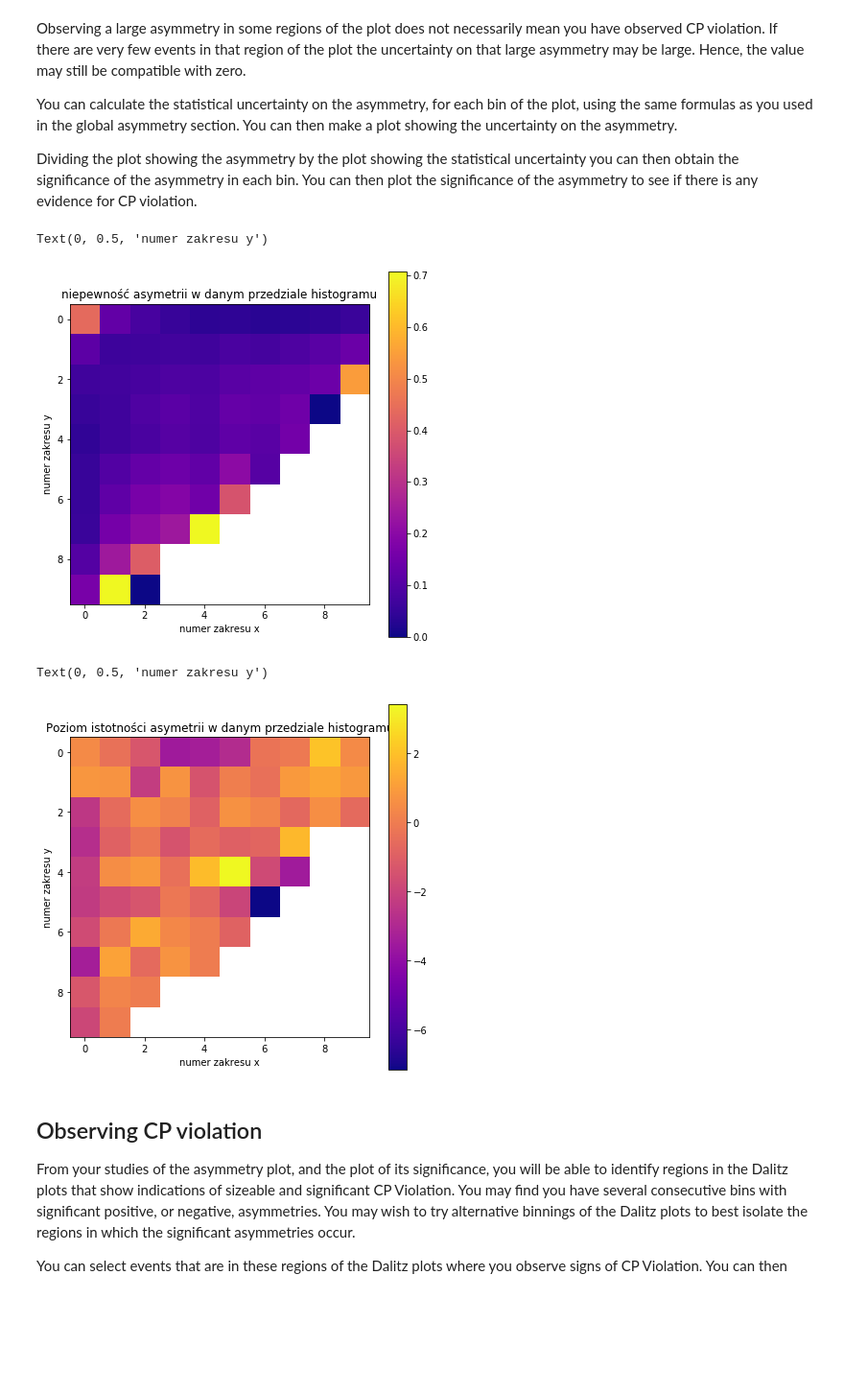
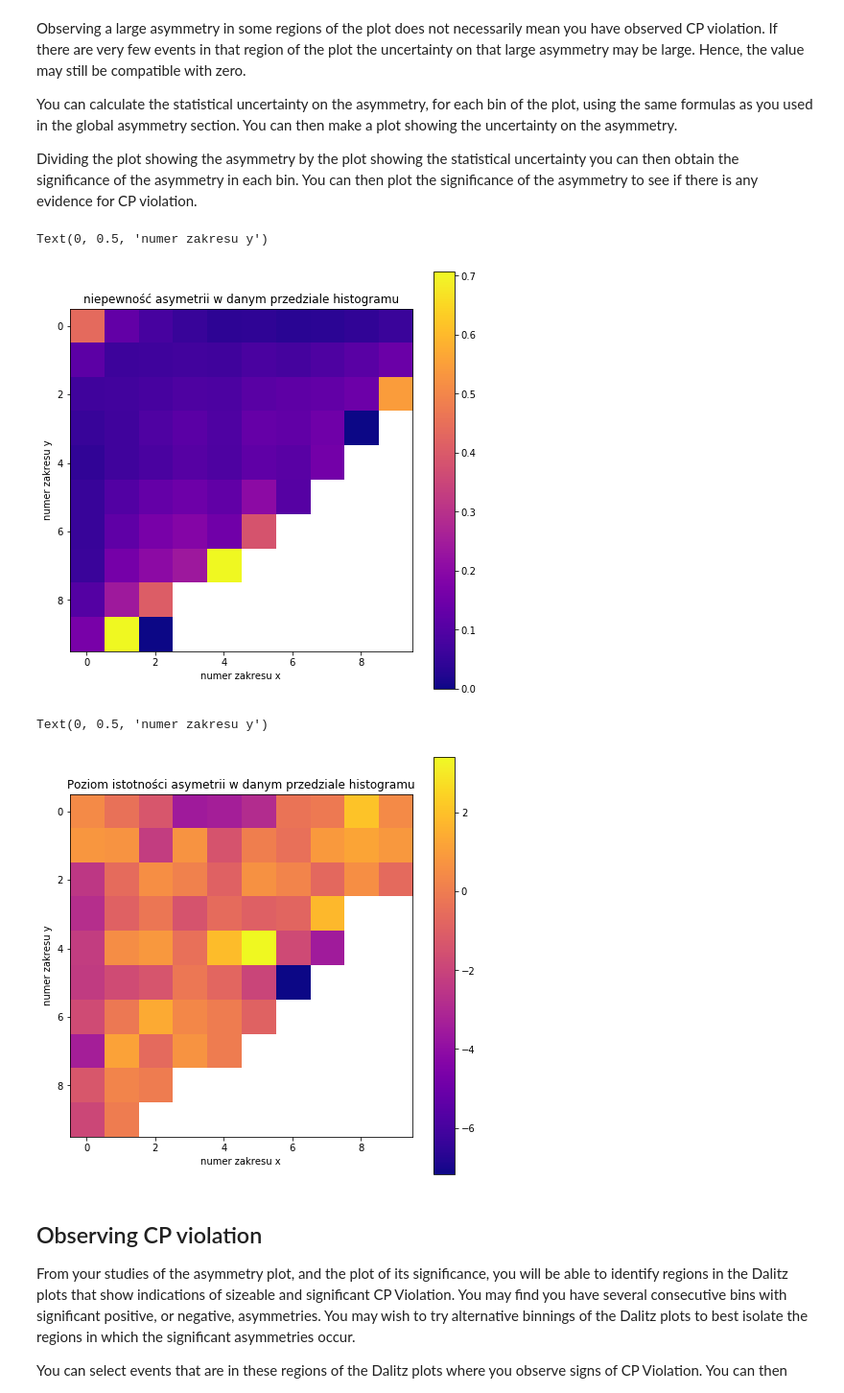
Before and after one commit to JTMalczewski/opendata-project-master, a Jupyter notebook: LHCb_Open_Data_Project.ipynb, the cells around one changed output. Shown at 96% size. Saved outputs shown, nothing was run; the diff lists cells and outputs as text; code cells hidden in the pictures; blank space fills up the shorter version.

```diff
--- a/LHCb_Open_Data_Project.ipynb
+++ b/LHCb_Open_Data_Project.ipynb
@@ -826,19 +826,19 @@ Dividing the plot showing the asymmetry by the plot showing the statistical unce
 # %%
 # Make a plot showing the uncertainty on the asymmetry
 
-plt.figure(figsize=(7,7))
+plt.figure(figsize=(8,8))
 plt.imshow(((1-asymetry**2)/(hist_2[0] + hist_1[0]))**0.5,cmap = 'plasma')
 plt.colorbar()
 plt.title('niepewność asymetrii w danym przedziale histogramu')
 plt.xlabel('numer zakresu x')
 plt.ylabel('numer zakresu y')
 # %% [output]
 Text(0, 0.5, 'numer zakresu y')
-[figure, old version]
+[figure, new version]
 # %%
 # Make a plot showing the statistical significance of the asymmetry
 
-plt.figure(figsize=(7,7))
+plt.figure(figsize=(8,8))
 plt.imshow(asymetry/(((1-asymetry**2)/(hist_2[0] + hist_1[0]))**0.5),cmap = 'plasma')
 plt.colorbar()
 plt.title('Poziom istotności asymetrii w danym przedziale histogramu')
@@ -846,7 +846,7 @@ plt.xlabel('numer zakresu x')
 plt.ylabel('numer zakresu y')
 # %% [output]
 Text(0, 0.5, 'numer zakresu y')
-[figure, old version]
+[figure, new version]
 # %% [markdown]
 ## Observing CP violation
 
```
Also changed, not shown: parts of 2 cells of this notebook.
